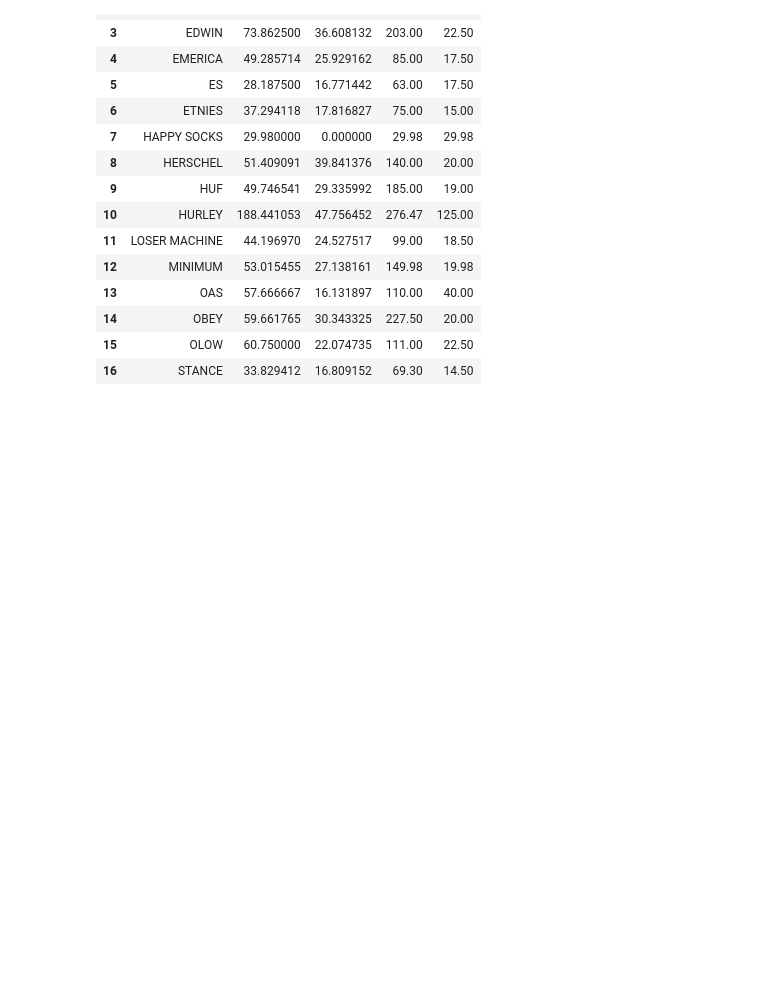
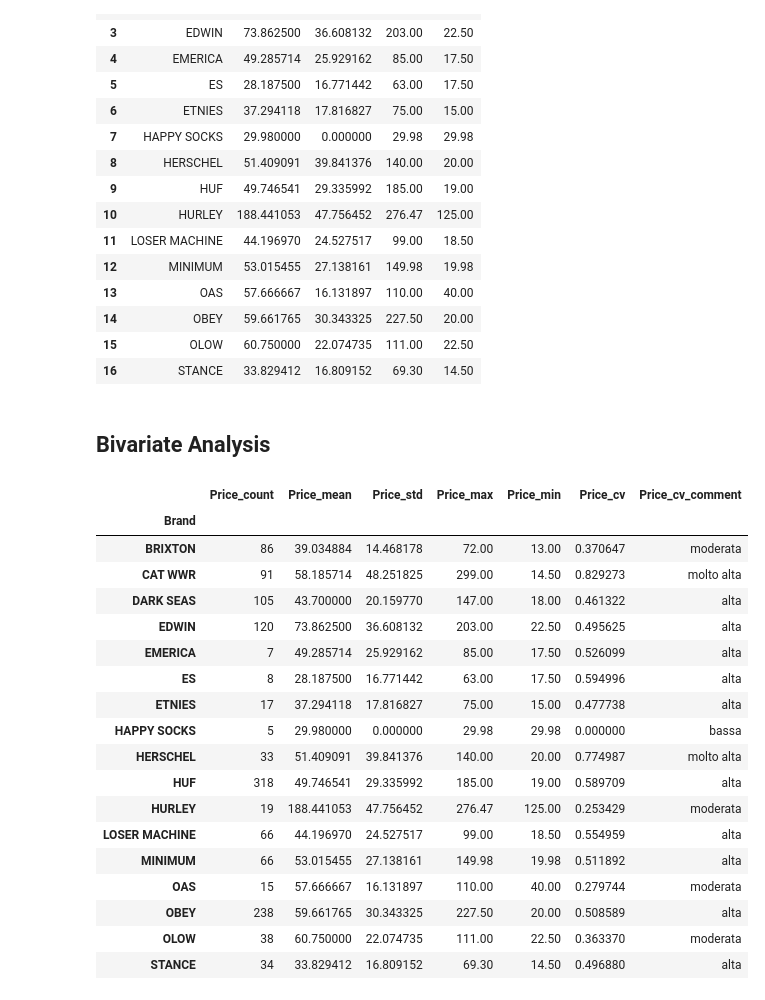
Before and after one commit to michaeltavoni/web-scraping, a Jupyter notebook: notebook.ipynb, the cells around one changed output. Saved outputs shown, nothing was run; the diff lists cells and outputs as text; code cells hidden in the pictures; blank space fills up the shorter version.

```diff
--- a/notebook.ipynb
+++ b/notebook.ipynb
@@ -162,3 +238,44 @@ brandPrice
 | 14 | OBEY | 59.661765 | 30.343325 | 227.50 | 20.00 |
 | 15 | OLOW | 60.750000 | 22.074735 | 111.00 | 22.50 |
 | 16 | STANCE | 33.829412 | 16.809152 | 69.30 | 14.50 |
+# %% [markdown]
+## Bivariate Analysis
+# %%
+def cv_inter(row):
+    if row <= 0.2:
+        v = 'bassa'
+    elif (row > 0.2)and(row <= 0.4):
+        v = 'moderata'
+    elif (row > 0.4)and(row <= 0.6):
+        v = 'alta'
+    else:
+        v = 'molto alta'
+    return v
+
+brandPrice = df.groupby(['Brand']).agg({'Price':['count', 'mean', 'std', 'max', 'min']})
+brandPrice.columns = ['_'.join(col) for col in brandPrice.columns]
+brandPrice['Price_cv'] = brandPrice['Price_std']/brandPrice['Price_mean']
+brandPrice['Price_cv_comment'] = brandPrice['Price_cv'].apply(cv_inter)
+
+with pd.option_context('display.max_rows', None):
+    display(brandPrice.sort_index(level=0))
+# %% [output]
+|  | Price_count | Price_mean | Price_std | Price_max | Price_min | Price_cv | Price_cv_comment |
+| Brand |  |  |  |  |  |  |  |
+| BRIXTON | 86 | 39.034884 | 14.468178 | 72.00 | 13.00 | 0.370647 | moderata |
+| CAT WWR | 91 | 58.185714 | 48.251825 | 299.00 | 14.50 | 0.829273 | molto alta |
+| DARK SEAS | 105 | 43.700000 | 20.159770 | 147.00 | 18.00 | 0.461322 | alta |
+| EDWIN | 120 | 73.862500 | 36.608132 | 203.00 | 22.50 | 0.495625 | alta |
+| EMERICA | 7 | 49.285714 | 25.929162 | 85.00 | 17.50 | 0.526099 | alta |
+| ES | 8 | 28.187500 | 16.771442 | 63.00 | 17.50 | 0.594996 | alta |
+| ETNIES | 17 | 37.294118 | 17.816827 | 75.00 | 15.00 | 0.477738 | alta |
+| HAPPY SOCKS | 5 | 29.980000 | 0.000000 | 29.98 | 29.98 | 0.000000 | bassa |
+| HERSCHEL | 33 | 51.409091 | 39.841376 | 140.00 | 20.00 | 0.774987 | molto alta |
+| HUF | 318 | 49.746541 | 29.335992 | 185.00 | 19.00 | 0.589709 | alta |
+| HURLEY | 19 | 188.441053 | 47.756452 | 276.47 | 125.00 | 0.253429 | moderata |
+| LOSER MACHINE | 66 | 44.196970 | 24.527517 | 99.00 | 18.50 | 0.554959 | alta |
+| MINIMUM | 66 | 53.015455 | 27.138161 | 149.98 | 19.98 | 0.511892 | alta |
+| OAS | 15 | 57.666667 | 16.131897 | 110.00 | 40.00 | 0.279744 | moderata |
+| OBEY | 238 | 59.661765 | 30.343325 | 227.50 | 20.00 | 0.508589 | alta |
+| OLOW | 38 | 60.750000 | 22.074735 | 111.00 | 22.50 | 0.363370 | moderata |
+| STANCE | 34 | 33.829412 | 16.809152 | 69.30 | 14.50 | 0.496880 | alta |
```
Also changed, not shown: parts of 12 cells of this notebook, 3 other files.
